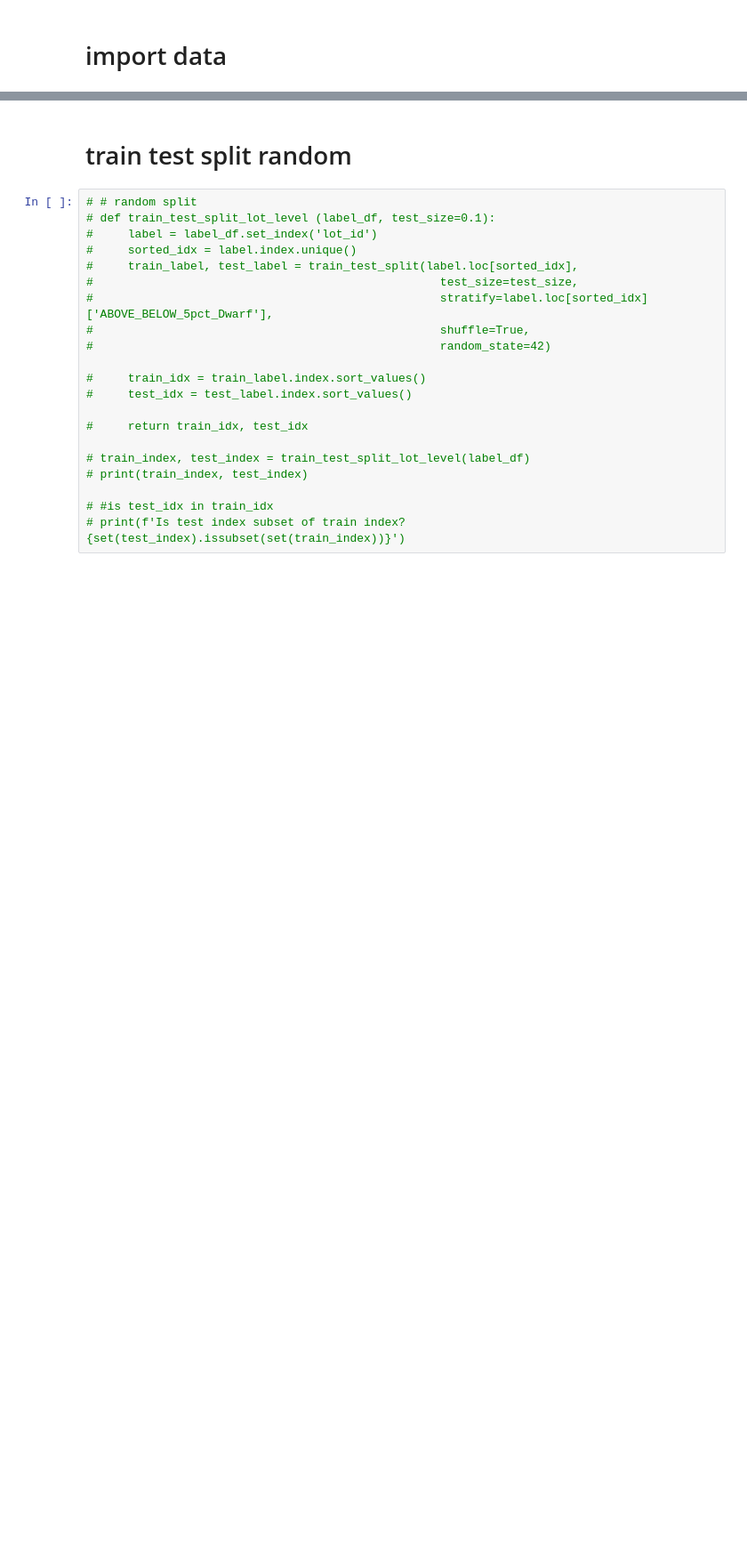
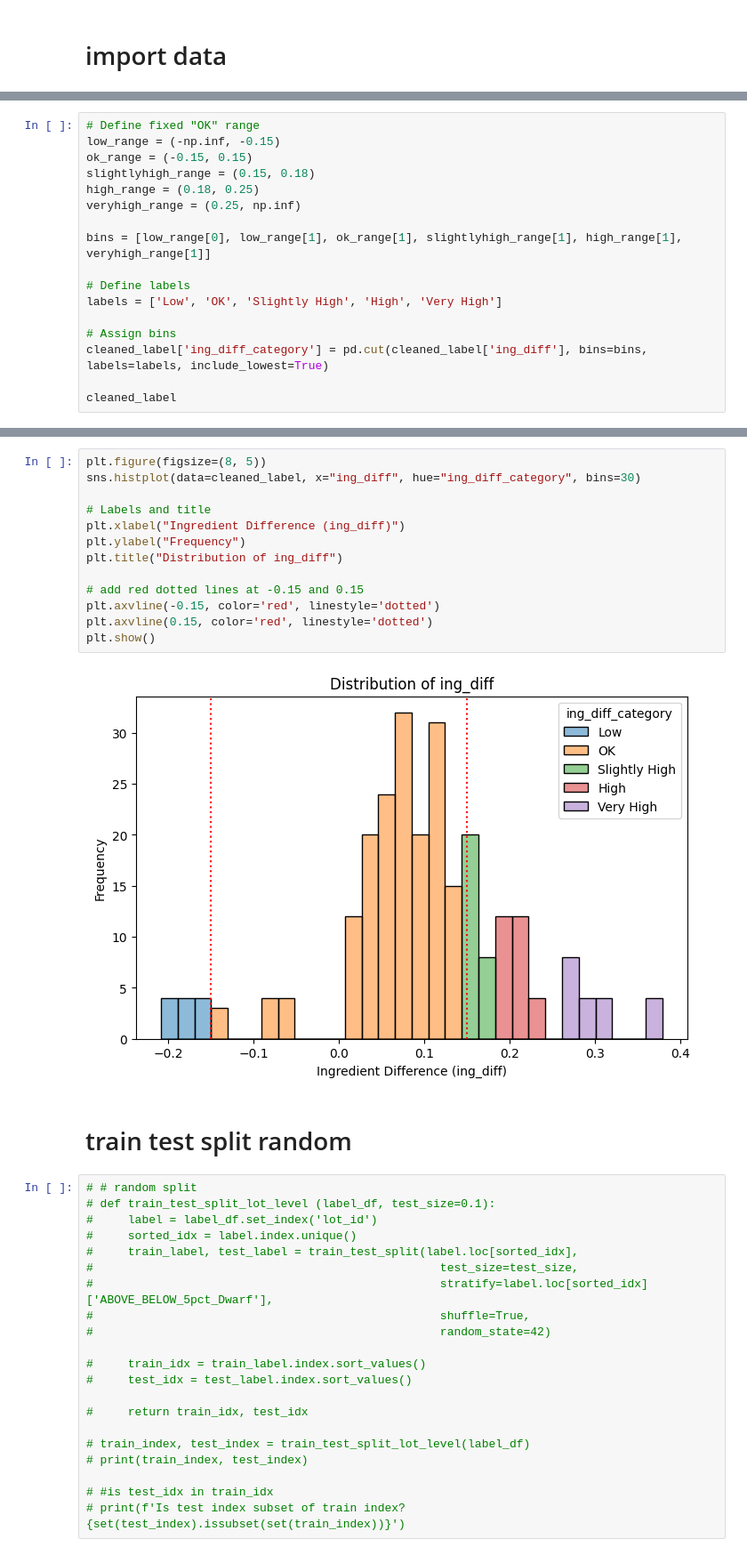
Before and after one commit to ryan-soh-pprint/DS_template, a Jupyter notebook: notebooks/05_data_split.ipynb, the cells around one changed output, grey strips where cells are left out. Shown: that part at 89% size. Cells and saved outputs as stored; diff of their text form; blank space fills up the shorter version.

```diff
--- a/notebooks/05_data_split.ipynb
+++ b/notebooks/05_data_split.ipynb
@@ -61,0 +94,17 @@ datasets['full']['cleaned_input'].index.nunique()
+# %%
+# Define fixed "OK" range
+low_range = (-np.inf, -0.15)
+ok_range = (-0.15, 0.15)
+slightlyhigh_range = (0.15, 0.18)
+high_range = (0.18, 0.25)
+veryhigh_range = (0.25, np.inf)
+
+bins = [low_range[0], low_range[1], ok_range[1], slightlyhigh_range[1], high_range[1], veryhigh_range[1]]
+
+# Define labels
+labels = ['Low', 'OK', 'Slightly High', 'High', 'Very High']
+
+# Assign bins
+cleaned_label['ing_diff_category'] = pd.cut(cleaned_label['ing_diff'], bins=bins, labels=labels, include_lowest=True)
+
+cleaned_label
@@ -62,3 +135,18 @@ datasets['full']['cleaned_input'].index.nunique()
+# %%
+plt.figure(figsize=(8, 5))
+sns.histplot(data=cleaned_label, x="ing_diff", hue="ing_diff_category", bins=30)
+
+# Labels and title
+plt.xlabel("Ingredient Difference (ing_diff)")
+plt.ylabel("Frequency")
+plt.title("Distribution of ing_diff")
+
+# add red dotted lines at -0.15 and 0.15
+plt.axvline(-0.15, color='red', linestyle='dotted')
+plt.axvline(0.15, color='red', linestyle='dotted')
+plt.show()
+# %% [output]
+[figure, added]
 # %% [markdown]
 # train test split random
 # %%
```
Also changed, not shown: parts of 25 cells of this notebook, 2 other files.
